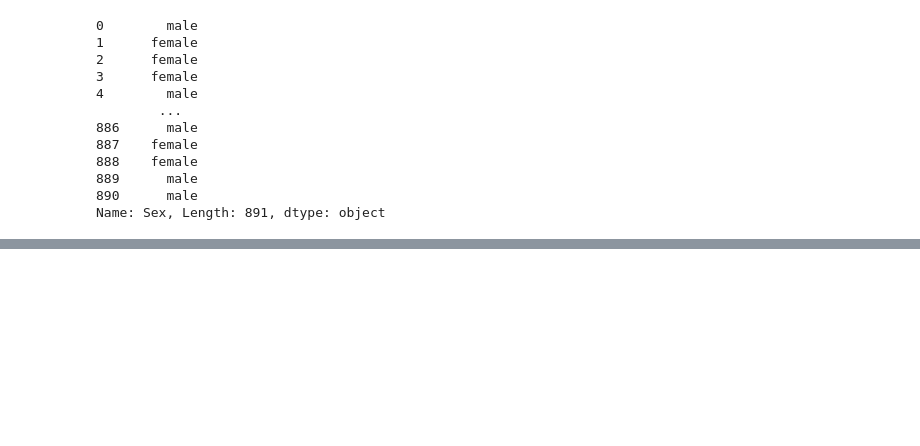
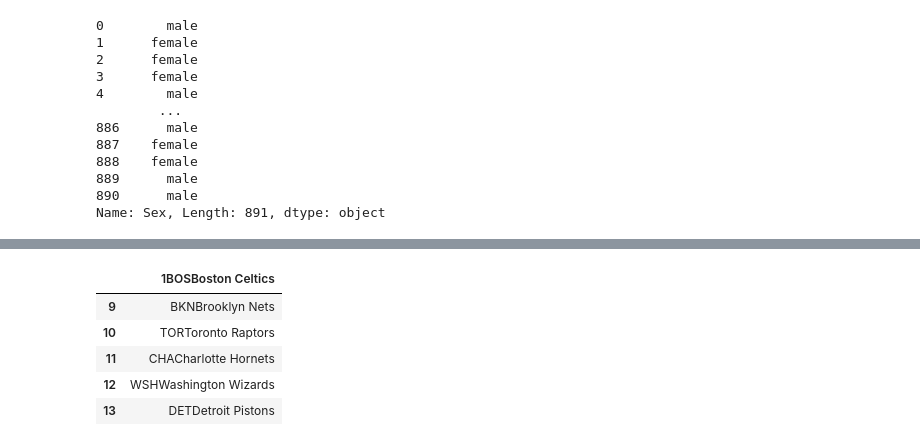
Before and after one commit to omkarpattnaik8080/Pandas, a Jupyter notebook: PandasComplete.ipynb, the cells around one changed output, grey strips where cells are left out. Cells and saved outputs as stored; diff of their text form; code cells hidden in the pictures; blank space fills up the shorter version.

```diff
--- a/PandasComplete.ipynb
+++ b/PandasComplete.ipynb
@@ -507,0 +517,9 @@ plt.gca().spines[['top', 'right',]].set_visible(False)
+# %%
+df4.tail()
+# %% [output]
+|  | 1BOSBoston Celtics |
+| 9 | BKNBrooklyn Nets |
+| 10 | TORToronto Raptors |
+| 11 | CHACharlotte Hornets |
+| 12 | WSHWashington Wizards |
+| 13 | DETDetroit Pistons |
```
Also changed, not shown: parts of 9 cells of this notebook.
